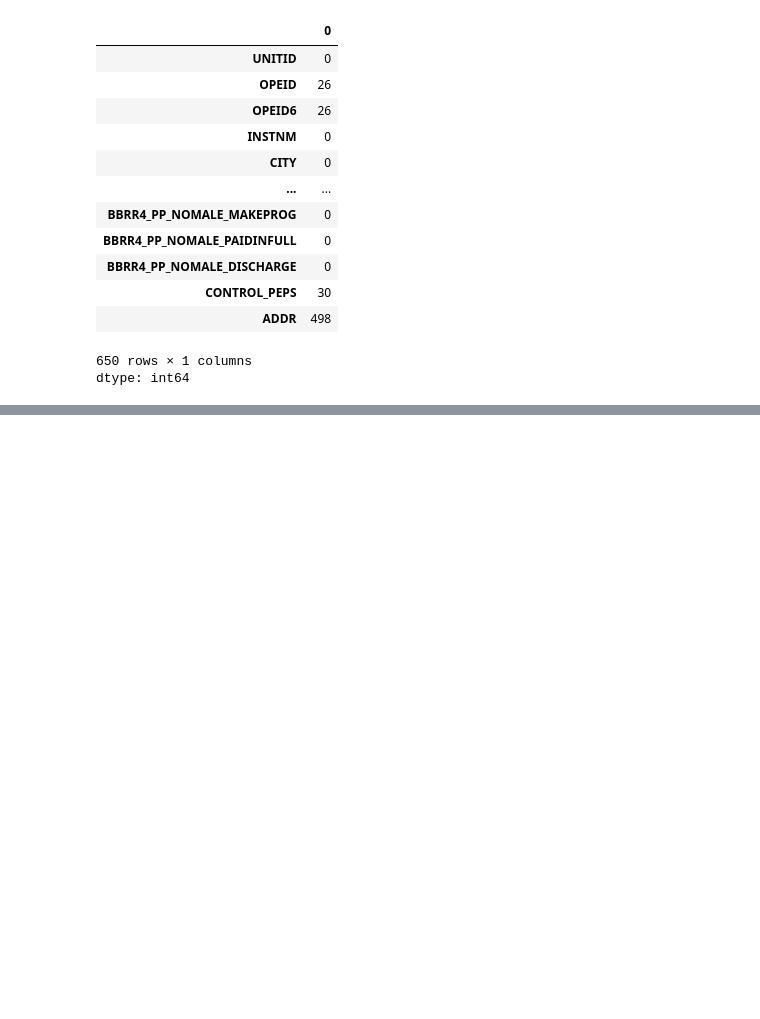
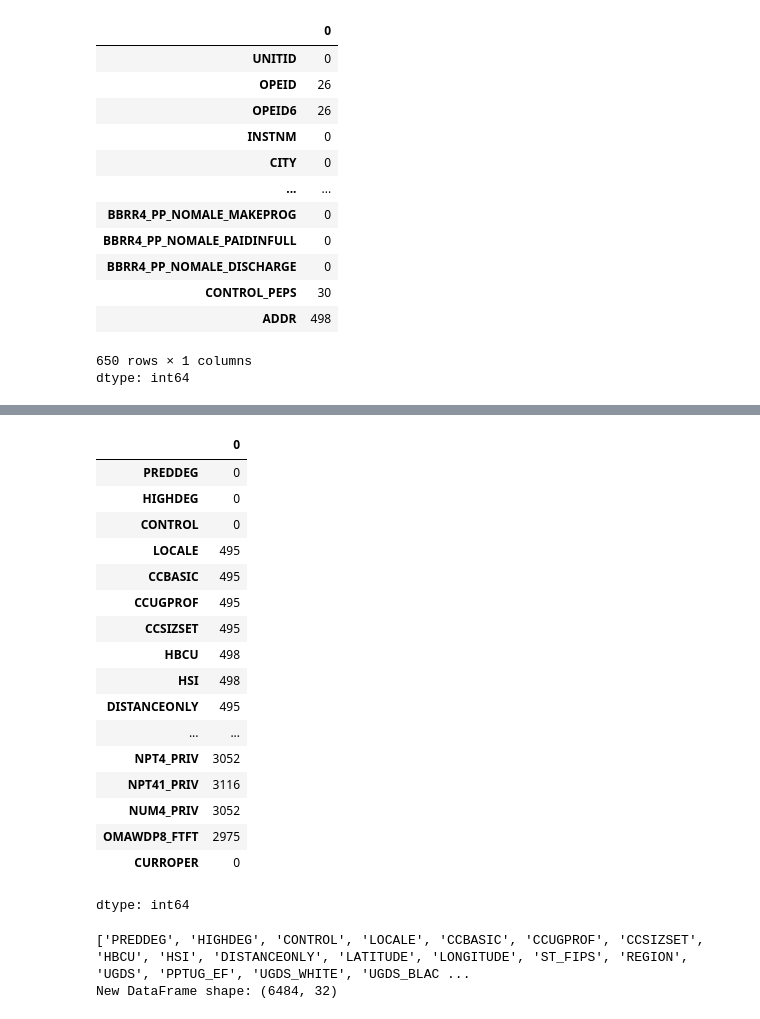
Before and after one commit to BrendanWilcox/Analyzing-2017-2020-Fatal-US-Traffic-Accident-Patterns--Brendan-Wilcox-BA775-A01, a Jupyter notebook: DataCleaning.ipynb, the cells around one changed output, grey strips where cells are left out. Cells and saved outputs as stored; diff of their text form; code cells hidden in the pictures; blank space fills up the shorter version.

```diff
--- a/DataCleaning.ipynb
+++ b/DataCleaning.ipynb
@@ -103,0 +187,33 @@ New DataFrame shape: (6484, 165)
+# %%
+filtered_df.isnull().sum()
+# %% [output]
+|  | 0 |
+| PREDDEG | 0 |
+| HIGHDEG | 0 |
+| CONTROL | 0 |
+| LOCALE | 495 |
+| CCBASIC | 495 |
+| CCUGPROF | 495 |
+| CCSIZSET | 495 |
+| HBCU | 498 |
+| HSI | 498 |
+| DISTANCEONLY | 495 |
+| ... | ... |
+| NPT4_PRIV | 3052 |
+| NPT41_PRIV | 3116 |
+| NUM4_PRIV | 3052 |
+| OMAWDP8_FTFT | 2975 |
+| CURROPER | 0 |
+dtype: int64
+# %%
+# Drop the specified columns from filtered_df
+columns_to_drop = ['NPT4_PRIV', 'NPT41_PRIV', 'NUM4_PRIV', 'OMAWDP8_FTFT']
+
+filtered_df = filtered_df.drop(columns=columns_to_drop, errors='ignore')
+
+# Print column names and shape
+print(filtered_df.columns.tolist())
+print(f"New DataFrame shape: {filtered_df.shape}")
+# %% [output]
+['PREDDEG', 'HIGHDEG', 'CONTROL', 'LOCALE', 'CCBASIC', 'CCUGPROF', 'CCSIZSET', 'HBCU', 'HSI', 'DISTANCEONLY', 'LATITUDE', 'LONGITUDE', 'ST_FIPS', 'REGION', 'UGDS', 'PPTUG_EF', 'UGDS_WHITE', 'UGDS_BLAC ...
+New DataFrame shape: (6484, 32)
```
Also changed, not shown: parts of 39 cells of this notebook.
